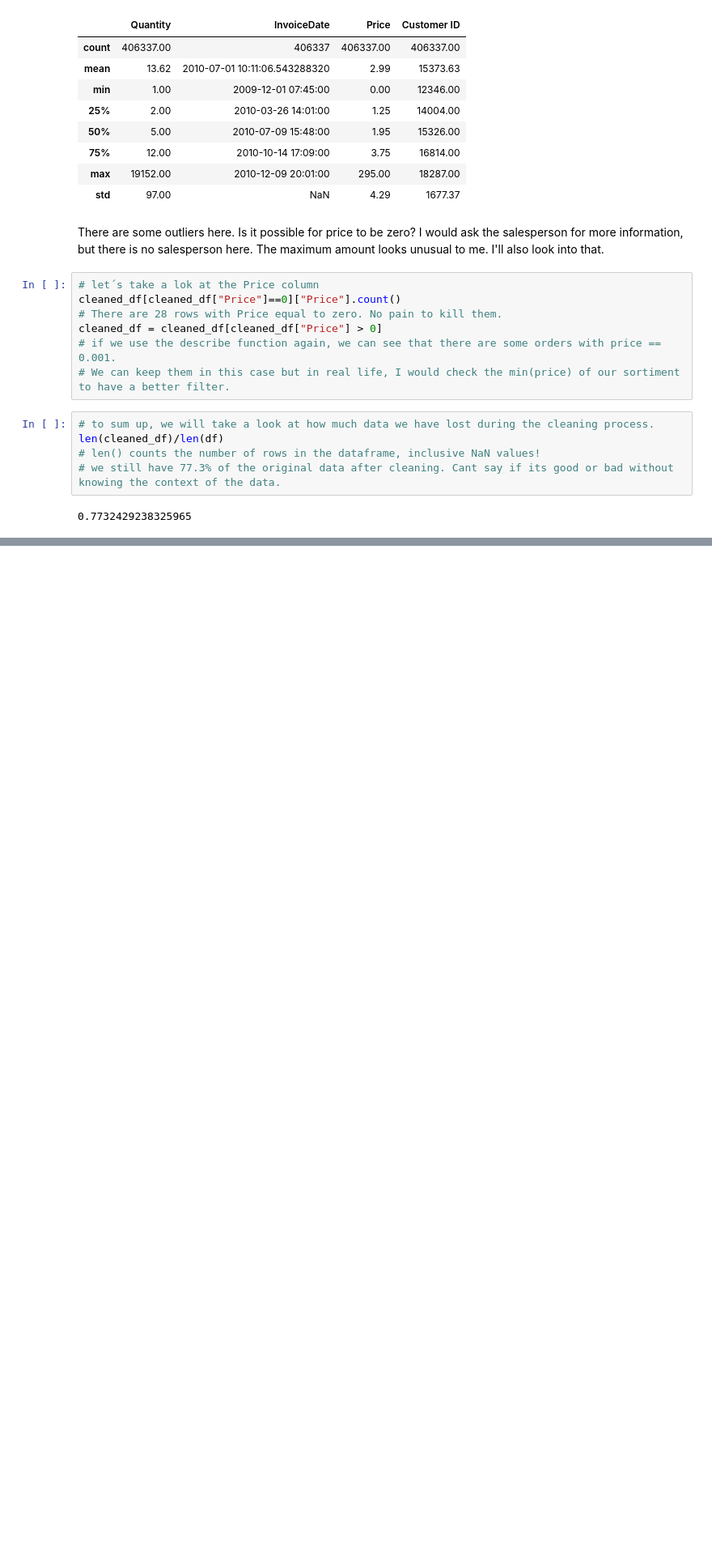
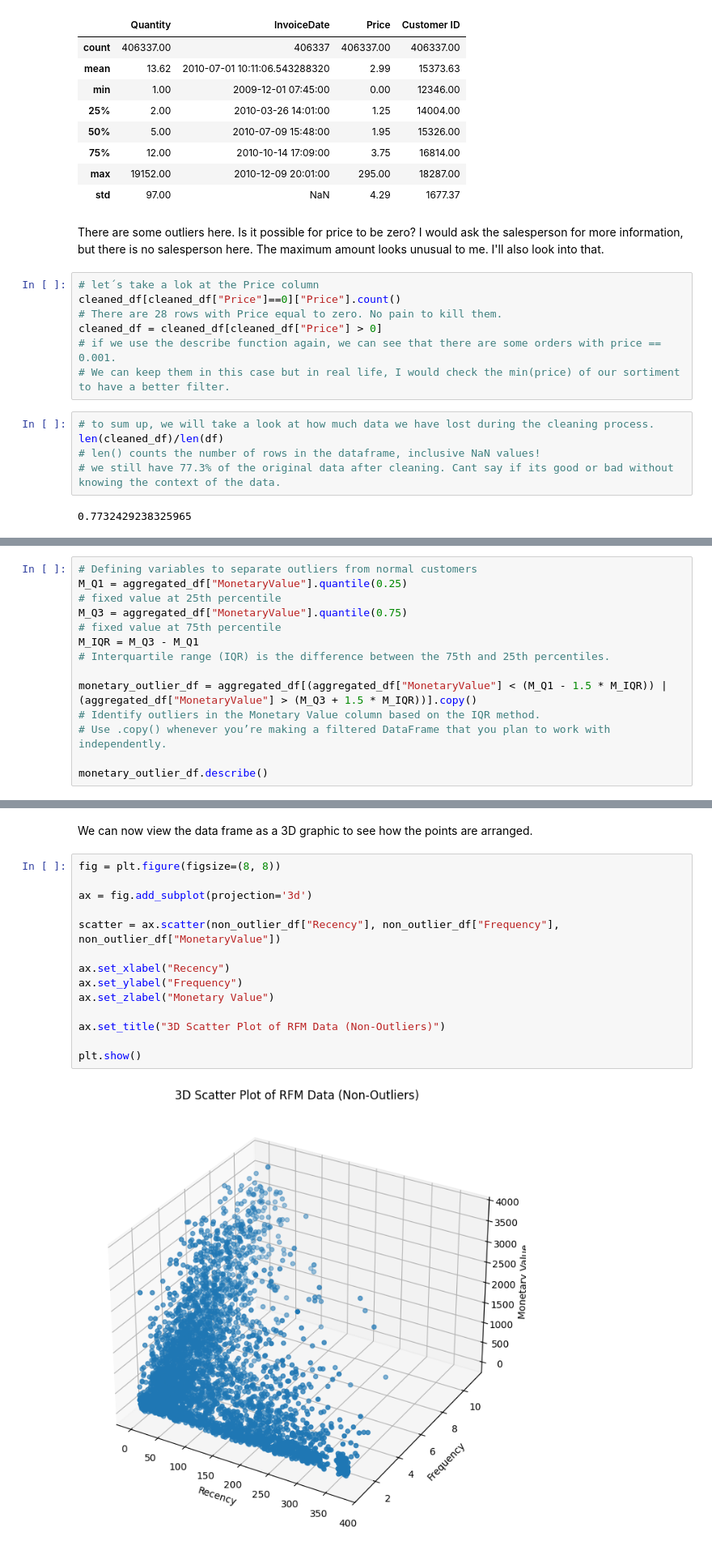
Before and after one commit to EmiTR/KMeans_Clustering, a Jupyter notebook: Kmeans_Customers_Segmentation.ipynb, the cells around one changed output, grey strips where cells are left out. Shown: that part at 81% size. Cells and saved outputs as stored; diff of their text form; blank space fills up the shorter version.

```diff
--- a/Kmeans_Customers_Segmentation.ipynb
+++ b/Kmeans_Customers_Segmentation.ipynb
@@ -289,0 +435,14 @@ len(cleaned_df)/len(df)
+# %%
+# Defining variables to separate outliers from normal customers
+M_Q1 = aggregated_df["MonetaryValue"].quantile(0.25)
+# fixed value at 25th percentile
+M_Q3 = aggregated_df["MonetaryValue"].quantile(0.75)
+# fixed value at 75th percentile
+M_IQR = M_Q3 - M_Q1
+# Interquartile range (IQR) is the difference between the 75th and 25th percentiles.
+
+monetary_outlier_df = aggregated_df[(aggregated_df["MonetaryValue"] < (M_Q1 - 1.5 * M_IQR)) | (aggregated_df["MonetaryValue"] > (M_Q3 + 1.5 * M_IQR))].copy()
+# Identify outliers in the Monetary Value column based on the IQR method.
+# Use .copy() whenever you’re making a filtered DataFrame that you plan to work with independently.
+
+monetary_outlier_df.describe()
@@ -289,0 +533,18 @@ len(cleaned_df)/len(df)
+# %% [markdown]
+We can now view the data frame as a 3D graphic to see how the points are arranged.
+# %%
+fig = plt.figure(figsize=(8, 8))
+
+ax = fig.add_subplot(projection='3d')
+
+scatter = ax.scatter(non_outlier_df["Recency"], non_outlier_df["Frequency"], non_outlier_df["MonetaryValue"])
+
+ax.set_xlabel("Recency")
+ax.set_ylabel("Frequency")
+ax.set_zlabel("Monetary Value")
+
+ax.set_title("3D Scatter Plot of RFM Data (Non-Outliers)")
+
+plt.show()
+# %% [output]
+[figure, added]
```
Also changed, not shown: parts of 15 cells of this notebook.
